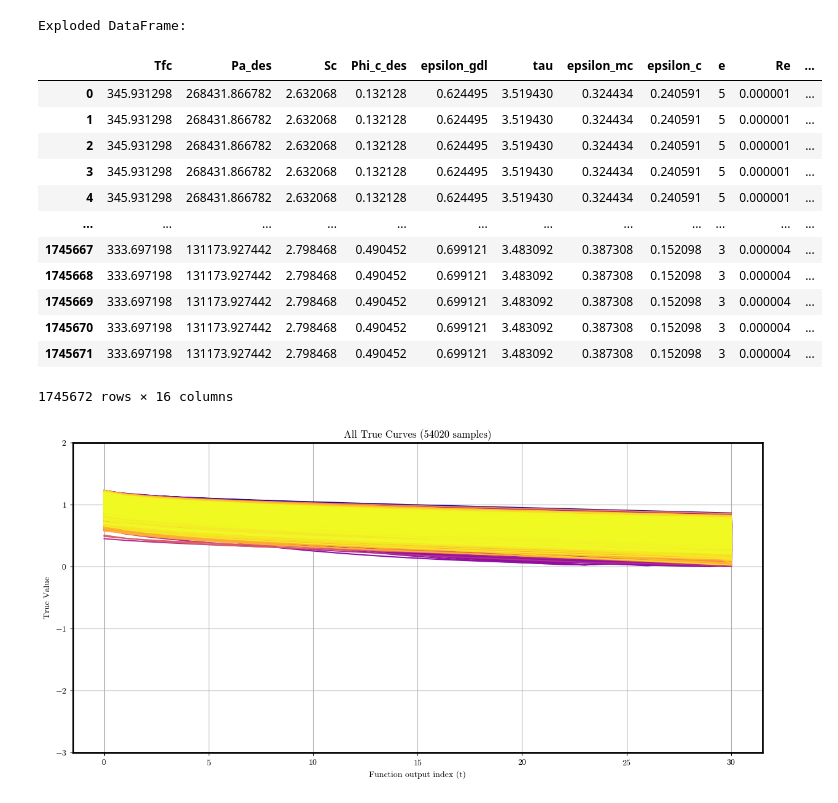
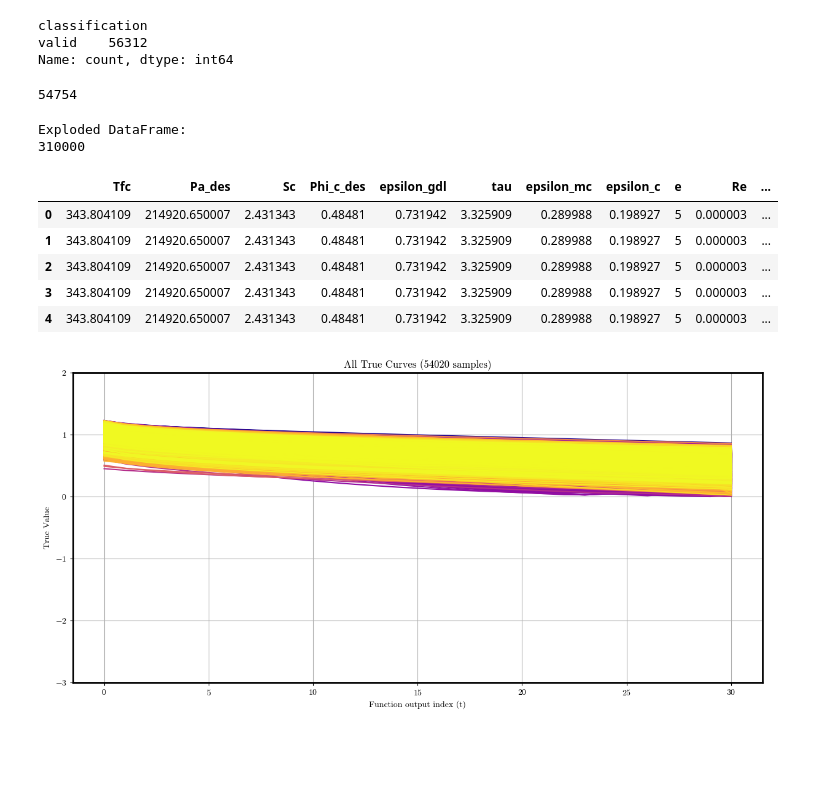
Before and after one commit to DejvisT/Sensitivity-Analysis-and-Surrogate-Modeling-of-PEM-Fuel-Cells, a Jupyter notebook: notebooks/11_surrogate_training.ipynb, the cells around one changed output. Drawn from its saved outputs; the diff is of its cells as text; code cells hidden in the pictures; blank space fills up the shorter version.

Commit message:
Included the new validity function and saving function to run train the models

```diff
--- a/notebooks/11_surrogate_training.ipynb
+++ b/notebooks/11_surrogate_training.ipynb
@@ -15,27 +15,53 @@ parameter_ranges = OmegaConf.load('../param_config.yaml')
+# %%
+data = pd.read_pickle(r"../sampling_test/validated_final_df_57344_imputed.pkl")
+data = data[data['classification'] == 'valid']
+parameter_ranges = OmegaConf.load('../param_config.yaml')
+# %%
+data["classification"].value_counts()
+# %% [output]
+classification
+valid    56312
+Name: count, dtype: int64
+# %%
+criteria = {
+    "start_in_range": True,
+    "approx_monotonic": True,
+    "low_ifc_positive_voltage": True
+}
+
+validated_df = validate_polarization_curves(
+    data,
+    apply_criteria=criteria,
+    filter_invalid=True,
+    voltage_range=(0, 1.23),
+    approx_monotonic_threshold=0.05
+)
+
+print(len(validated_df))
+# %% [output]
+54754
 # %%
 columns = list(parameter_ranges.keys())
 columns.extend(['Ucell', 'ifc', 'SHA256'])
 
+n_configs = 10000
+sampled_df = validated_df.sample(n=n_configs, random_state=42).reset_index(drop=True)
+
 # Explode both columns together
-df_exploded = data[columns].explode(['ifc', 'Ucell'], ignore_index=True)
+df_exploded = sampled_df[columns].explode(['ifc', 'Ucell'], ignore_index=True)
 
 print("\nExploded DataFrame:")
-df_exploded
+print(len(df_exploded))
+df_exploded.head()
 # %% [output]
 Exploded DataFrame:
+310000
 |  | Tfc | Pa_des | Sc | Phi_c_des | epsilon_gdl | tau | epsilon_mc | epsilon_c | e | Re | ... |
-| 0 | 345.931298 | 268431.866782 | 2.632068 | 0.132128 | 0.624495 | 3.519430 | 0.324434 | 0.240591 | 5 | 0.000001 | ... |
-| 1 | 345.931298 | 268431.866782 | 2.632068 | 0.132128 | 0.624495 | 3.519430 | 0.324434 | 0.240591 | 5 | 0.000001 | ... |
-| 2 | 345.931298 | 268431.866782 | 2.632068 | 0.132128 | 0.624495 | 3.519430 | 0.324434 | 0.240591 | 5 | 0.000001 | ... |
-| 3 | 345.931298 | 268431.866782 | 2.632068 | 0.132128 | 0.624495 | 3.519430 | 0.324434 | 0.240591 | 5 | 0.000001 | ... |
-| 4 | 345.931298 | 268431.866782 | 2.632068 | 0.132128 | 0.624495 | 3.519430 | 0.324434 | 0.240591 | 5 | 0.000001 | ... |
-| ... | ... | ... | ... | ... | ... | ... | ... | ... | ... | ... | ... |
-| 1745667 | 333.697198 | 131173.927442 | 2.798468 | 0.490452 | 0.699121 | 3.483092 | 0.387308 | 0.152098 | 3 | 0.000004 | ... |
-| 1745668 | 333.697198 | 131173.927442 | 2.798468 | 0.490452 | 0.699121 | 3.483092 | 0.387308 | 0.152098 | 3 | 0.000004 | ... |
-| 1745669 | 333.697198 | 131173.927442 | 2.798468 | 0.490452 | 0.699121 | 3.483092 | 0.387308 | 0.152098 | 3 | 0.000004 | ... |
-| 1745670 | 333.697198 | 131173.927442 | 2.798468 | 0.490452 | 0.699121 | 3.483092 | 0.387308 | 0.152098 | 3 | 0.000004 | ... |
-| 1745671 | 333.697198 | 131173.927442 | 2.798468 | 0.490452 | 0.699121 | 3.483092 | 0.387308 | 0.152098 | 3 | 0.000004 | ... |
+| 0 | 343.804109 | 214920.650007 | 2.431343 | 0.48481 | 0.731942 | 3.325909 | 0.289988 | 0.198927 | 5 | 0.000003 | ... |
+| 1 | 343.804109 | 214920.650007 | 2.431343 | 0.48481 | 0.731942 | 3.325909 | 0.289988 | 0.198927 | 5 | 0.000003 | ... |
+| 2 | 343.804109 | 214920.650007 | 2.431343 | 0.48481 | 0.731942 | 3.325909 | 0.289988 | 0.198927 | 5 | 0.000003 | ... |
+| 3 | 343.804109 | 214920.650007 | 2.431343 | 0.48481 | 0.731942 | 3.325909 | 0.289988 | 0.198927 | 5 | 0.000003 | ... |
+| 4 | 343.804109 | 214920.650007 | 2.431343 | 0.48481 | 0.731942 | 3.325909 | 0.289988 | 0.198927 | 5 | 0.000003 | ... |
-1745672 rows × 16 columns
 # %%
 X = df_exploded[list(parameter_ranges.keys()) + ['ifc']]
 y = df_exploded['Ucell']
```
Also changed, not shown: parts of 6 cells of this notebook.
